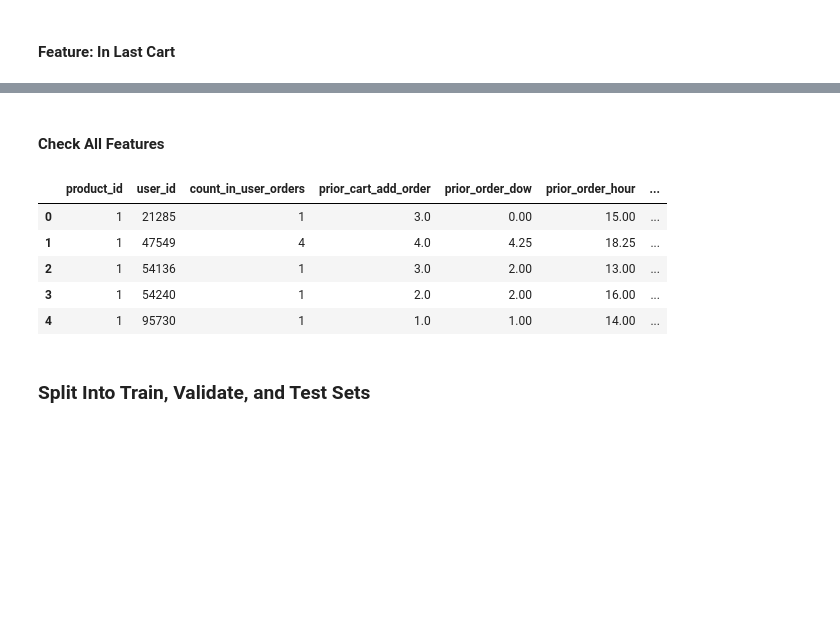
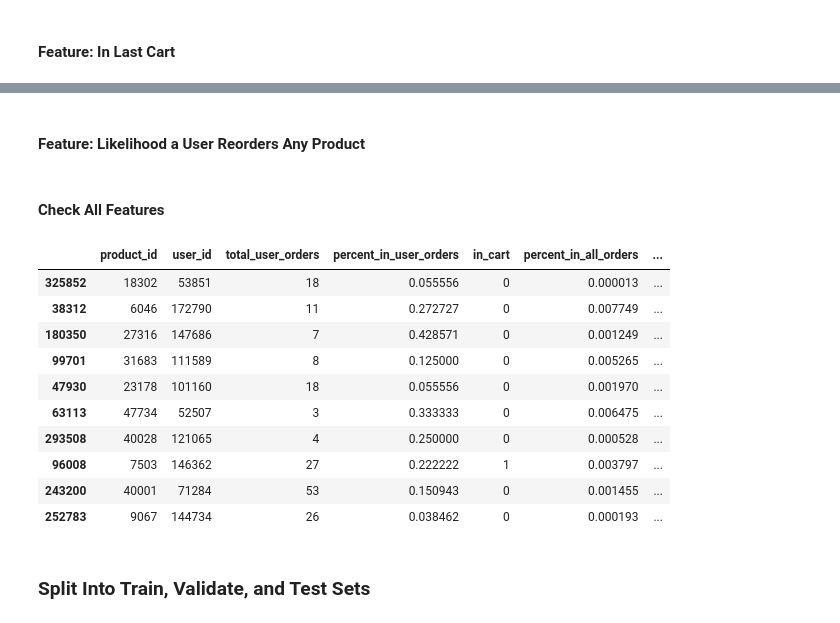
Before and after one commit to lwadya/kaggle_instacart, a Jupyter notebook: work/model_eval.ipynb, the cells around one changed output, grey strips where cells are left out. Drawn from its saved outputs; the diff is of its cells as text; code cells hidden in the pictures; blank space fills up the shorter version.

```diff
--- a/work/model_eval.ipynb
+++ b/work/model_eval.ipynb
@@ -190,6 +206,15 @@ prior_order_nums_df = (prior_order_nums_df.drop('days_since_prior_order', axis=1
                                                                           how='left',
                                                                           on='user_id'))
 
+mask = prior_order_nums_df['order_number_x'] <= prior_order_nums_df['order_number_y']
+days_since_newest_df = prior_order_nums_df[mask].drop(['user_id', 'order_number_y'], axis=1)
+days_since_newest_df = (days_since_newest_df.groupby(['order_id', 'order_number_x'],
+                                                     as_index=False)['days_since_prior_order']
+                                                     .sum())
+days_since_newest_df.drop('order_number_x', axis=1, inplace=True)
+days_since_newest_df.rename(columns={'days_since_prior_order':'days_since_newest'},
+                            inplace=True)
+
 mask = prior_order_nums_df['order_number_x'] >= prior_order_nums_df['order_number_y']
 prior_order_nums_df = prior_order_nums_df[mask].drop(['user_id', 'order_number_y'], axis=1)
 prior_order_nums_df = (prior_order_nums_df.groupby(['order_id', 'order_number_x'],
@@ -197,3 +222,7 @@ prior_order_nums_df = (prior_order_nums_df.groupby(['order_id', 'order_number_x'
                                                    .sum())
 prior_order_nums_df.rename(columns={'days_since_prior_order':'days_since_first_order',
                                     'order_number_x':'order_number'}, inplace=True)
+
+newest_cart_df = (orders_train_df.groupby(['user_id'])[['order_number', 'days_since_prior_order']]
+                                 .first()
+                                 .rename(columns={'order_number':'newest_order_number'}))
@@ -238,0 +283,4 @@ product_prior_since_df.head(50)
+# %%
+user_product_df = user_product_df.merge(product_prior_since_df,
+                                        how='left',
+                                        on=['user_id', 'product_id'])
@@ -239,14 +289,35 @@ product_prior_since_df.head(50)
+# %%
+product_proba_df = (orders_prior_df.groupby('product_id', as_index=False)
+                                   .agg({'user_id':'nunique', 'order_id':'count'}))
+product_proba_df['product_reorder_proba'] = 1 - (product_proba_df['user_id'] /
+                                                 product_proba_df['order_id'])
+product_proba_df.drop(['user_id', 'order_id'], axis=1, inplace=True)
+user_product_df = user_product_df.merge(product_proba_df, how='left', on='product_id')
+# %% [markdown]
+#### Feature: Likelihood a User Reorders Any Product
+# %%
+user_proba_df = (orders_prior_df.groupby('user_id', as_index=False)
+                                .agg({'product_id':'nunique', 'order_id':'count'}))
+user_proba_df['user_reorder_proba'] = 1 - (user_proba_df['product_id'] /
+                                           user_proba_df['order_id'])
+user_proba_df.drop(['product_id', 'order_id'], axis=1, inplace=True)
+user_product_df = user_product_df.merge(user_proba_df, how='left', on='user_id')
 # %% [markdown]
 #### Check All Features
-# %%
-user_product_df.head()
-# %% [output]
-|  | product_id | user_id | count_in_user_orders | prior_cart_add_order | prior_order_dow | prior_order_hour | ... |
-| 0 | 1 | 21285 | 1 | 3.0 | 0.00 | 15.00 | ... |
-| 1 | 1 | 47549 | 4 | 4.0 | 4.25 | 18.25 | ... |
-| 2 | 1 | 54136 | 1 | 3.0 | 2.00 | 13.00 | ... |
-| 3 | 1 | 54240 | 1 | 2.0 | 2.00 | 16.00 | ... |
-| 4 | 1 | 95730 | 1 | 1.0 | 1.00 | 14.00 | ... |
+# %%
+user_product_df.sample(10)
+# %% [output]
+|  | product_id | user_id | total_user_orders | percent_in_user_orders | in_cart | percent_in_all_orders | ... |
+| 325852 | 18302 | 53851 | 18 | 0.055556 | 0 | 0.000013 | ... |
+| 38312 | 6046 | 172790 | 11 | 0.272727 | 0 | 0.007749 | ... |
+| 180350 | 27316 | 147686 | 7 | 0.428571 | 0 | 0.001249 | ... |
+| 99701 | 31683 | 111589 | 8 | 0.125000 | 0 | 0.005265 | ... |
+| 47930 | 23178 | 101160 | 18 | 0.055556 | 0 | 0.001970 | ... |
+| 63113 | 47734 | 52507 | 3 | 0.333333 | 0 | 0.006475 | ... |
+| 293508 | 40028 | 121065 | 4 | 0.250000 | 0 | 0.000528 | ... |
+| 96008 | 7503 | 146362 | 27 | 0.222222 | 1 | 0.003797 | ... |
+| 243200 | 40001 | 71284 | 53 | 0.150943 | 0 | 0.001455 | ... |
+| 252783 | 9067 | 144734 | 26 | 0.038462 | 0 | 0.000193 | ... |
 # %% [markdown]
 ### Split Into Train, Validate, and Test Sets
 # %%
```
Also changed, not shown: parts of 47 cells of this notebook.
